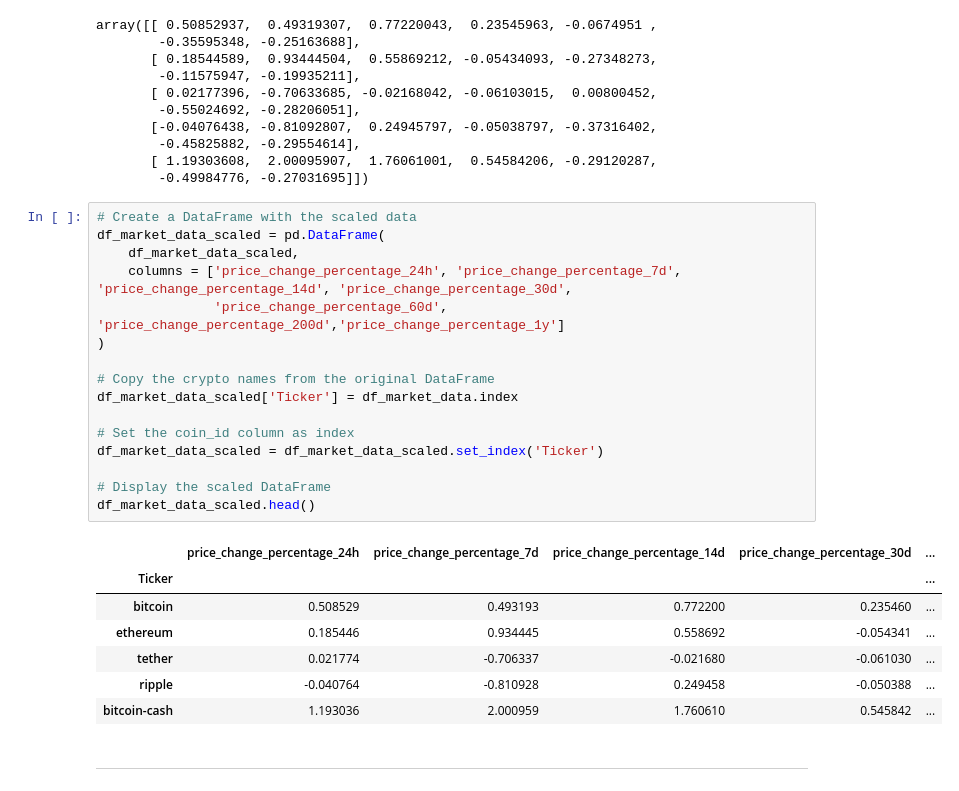
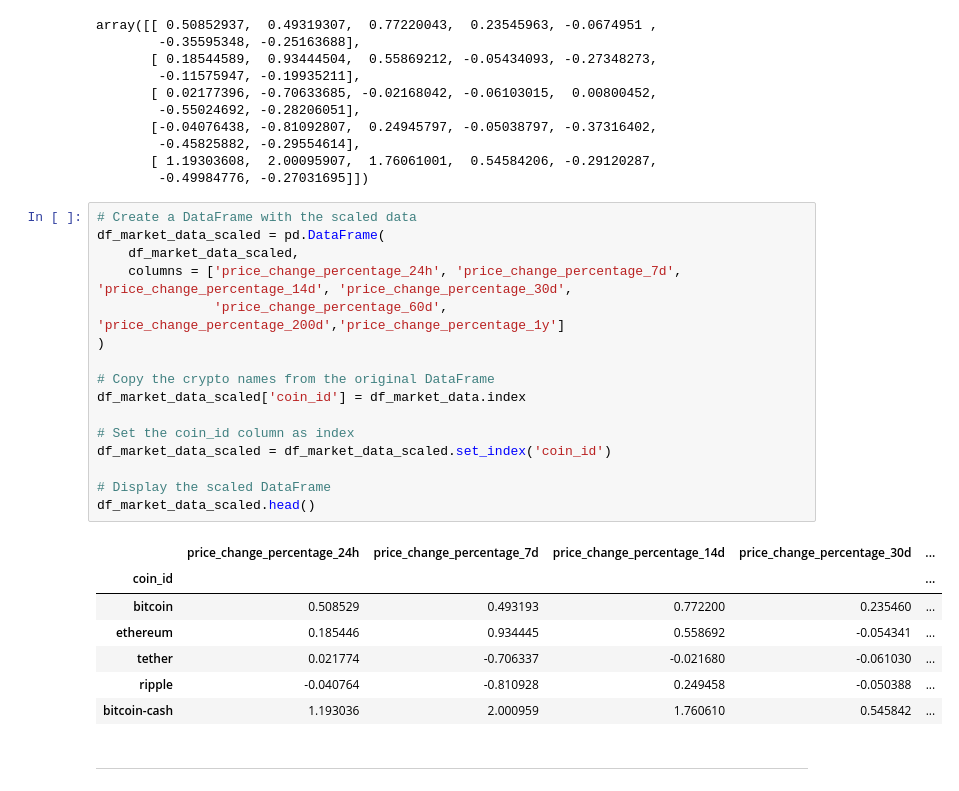
Before and after one commit to JetJagar/CryptoClustering, a Jupyter notebook: Crypto_Clustering_starter_code.ipynb, the cells around one changed output. Drawn from its saved outputs; the diff is of its cells as text.

```diff
--- a/Crypto_Clustering_starter_code.ipynb
+++ b/Crypto_Clustering_starter_code.ipynb
@@ -78,22 +74,22 @@ array([[ 0.50852937,  0.49319307,  0.77220043,  0.23545963, -0.0674951 ,
 # %%
 # Create a DataFrame with the scaled data
 df_market_data_scaled = pd.DataFrame(
     df_market_data_scaled,
     columns = ['price_change_percentage_24h', 'price_change_percentage_7d', 'price_change_percentage_14d', 'price_change_percentage_30d',
                'price_change_percentage_60d', 'price_change_percentage_200d','price_change_percentage_1y']
 )
 
 # Copy the crypto names from the original DataFrame
-df_market_data_scaled['Ticker'] = df_market_data.index
+df_market_data_scaled['coin_id'] = df_market_data.index
 
 # Set the coin_id column as index
-df_market_data_scaled = df_market_data_scaled.set_index('Ticker')
+df_market_data_scaled = df_market_data_scaled.set_index('coin_id')
 
 # Display the scaled DataFrame
 df_market_data_scaled.head()
 # %% [output]
 |  | price_change_percentage_24h | price_change_percentage_7d | price_change_percentage_14d | price_change_percentage_30d | ... |
-| Ticker |  |  |  |  | ... |
+| coin_id |  |  |  |  | ... |
 | bitcoin | 0.508529 | 0.493193 | 0.772200 | 0.235460 | ... |
 | ethereum | 0.185446 | 0.934445 | 0.558692 | -0.054341 | ... |
 | tether | 0.021774 | -0.706337 | -0.021680 | -0.061030 | ... |
```
Also changed, not shown: parts of 21 cells of this notebook.
